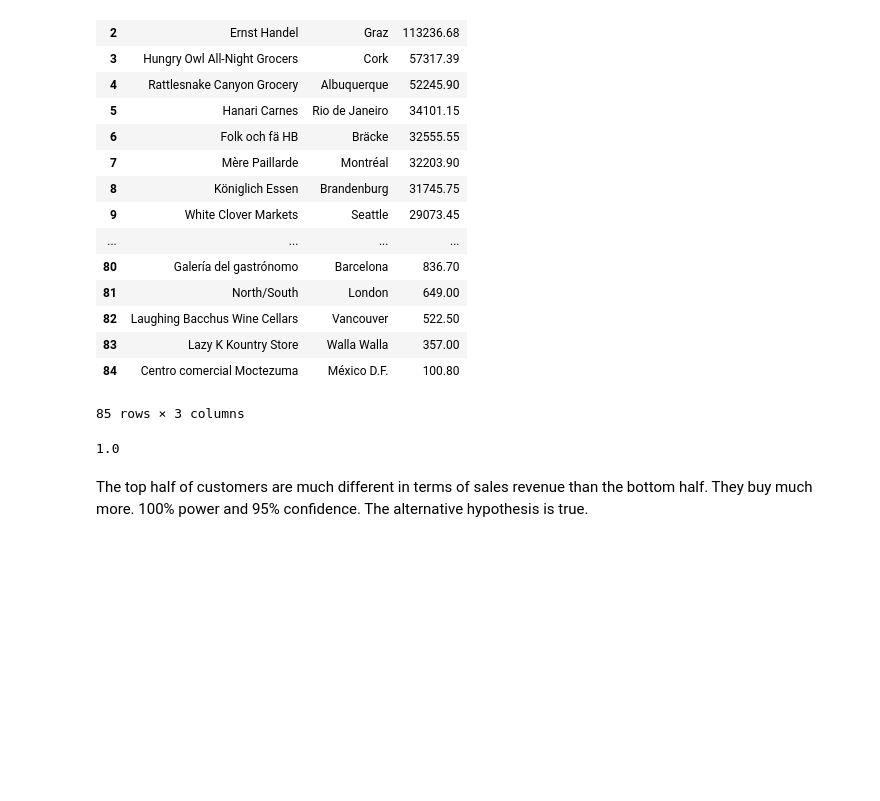
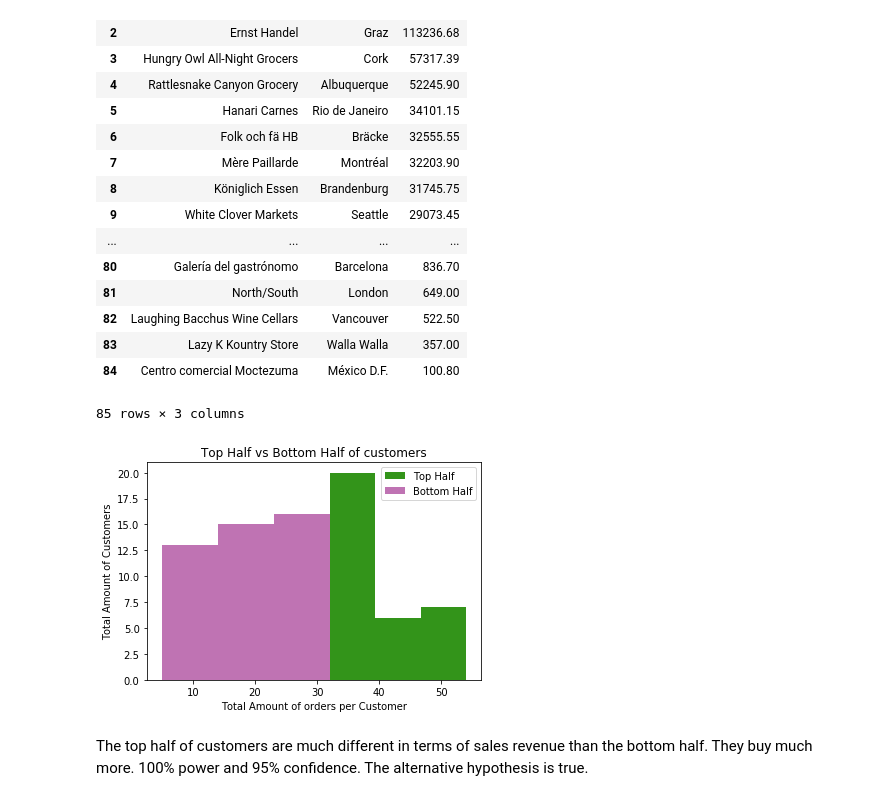
Before and after one commit to MikeDaBossss/Module-3-Project, a Jupyter notebook: Untitled.ipynb, the cells around one changed output. Cells and saved outputs as stored; diff of their text form; code cells hidden in the pictures; blank space fills up the shorter version.

```diff
--- a/Untitled.ipynb
+++ b/Untitled.ipynb
@@ -195,23 +226,30 @@ customer
 # %%
 #top half bring in more than bottom half meaning some customers are worth more than others
 tophalf = customer[2][0:42]
 bottomhalf=customer[2][42:]
 np.random.seed(10)
 n_sim = 2000
 power_sample = []
 p = (np.empty(n_sim))
 p.fill(np.nan)
 
 for i in range(n_sim):
     control = np.random.normal(tophalf.mean(),tophalf.std(),len(tophalf))
     experiment = np.random.normal(bottomhalf.mean(),bottomhalf.std(),len(bottomhalf))
     tstat = stats.ttest_ind(control,experiment,equal_var=False)
     p[i] = tstat[1]
     num_null_rejects = len([x for x in p if x < 0.025])
     power = num_null_rejects/n_sim
 power
+plt.hist(producttop,bins=3,color=[(.2,.58,.1)])
+plt.hist(productbottom,bins=3,color=[(.75,.45,.7)])
+plt.legend(['Top Half','Bottom Half'])
+plt.title('Top Half vs Bottom Half of customers')
+plt.ylabel('Total Amount of Customers')
+plt.xlabel('Total Amount of orders per Customer')
+plt.savefig('topcustomershalf.png')
 # %% [output]
-1.0
+[figure, added]
 # %% [markdown]
 The top half of customers are much different in terms of sales revenue than the bottom half. They buy much more. 100% power and 95% confidence. The alternative hypothesis is true.
 # %%
```
Also changed, not shown: parts of 6 cells of this notebook, 1 other file.
